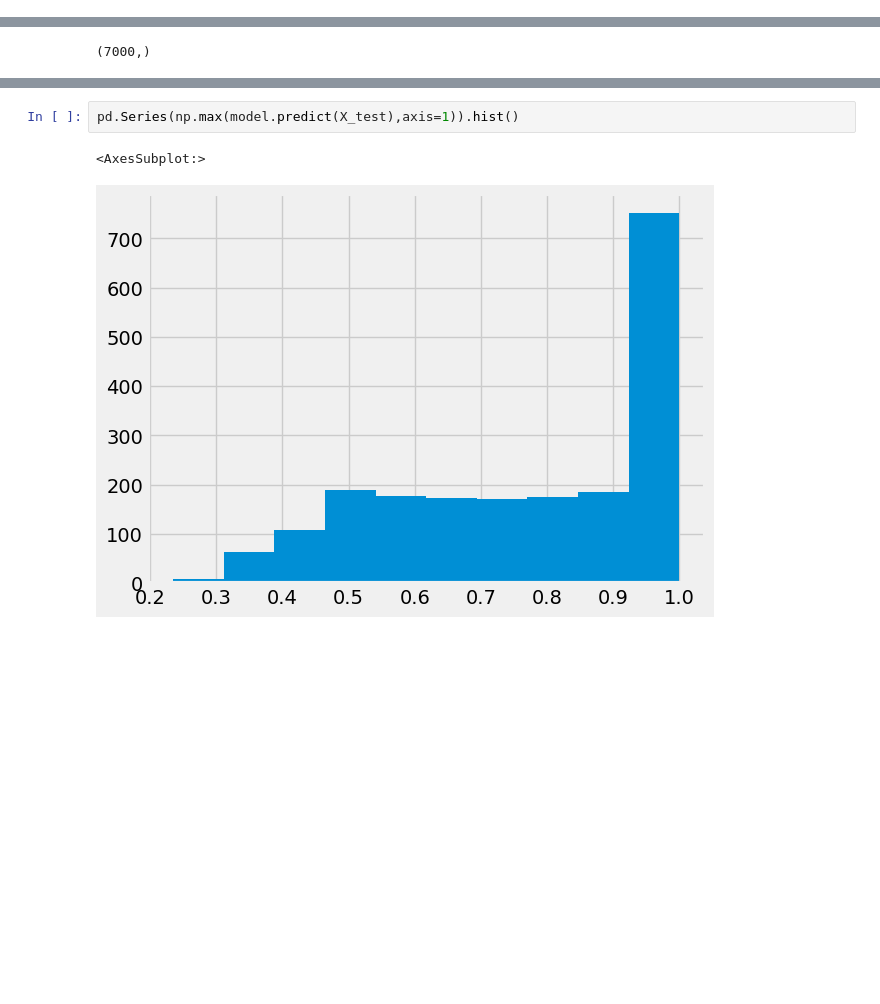
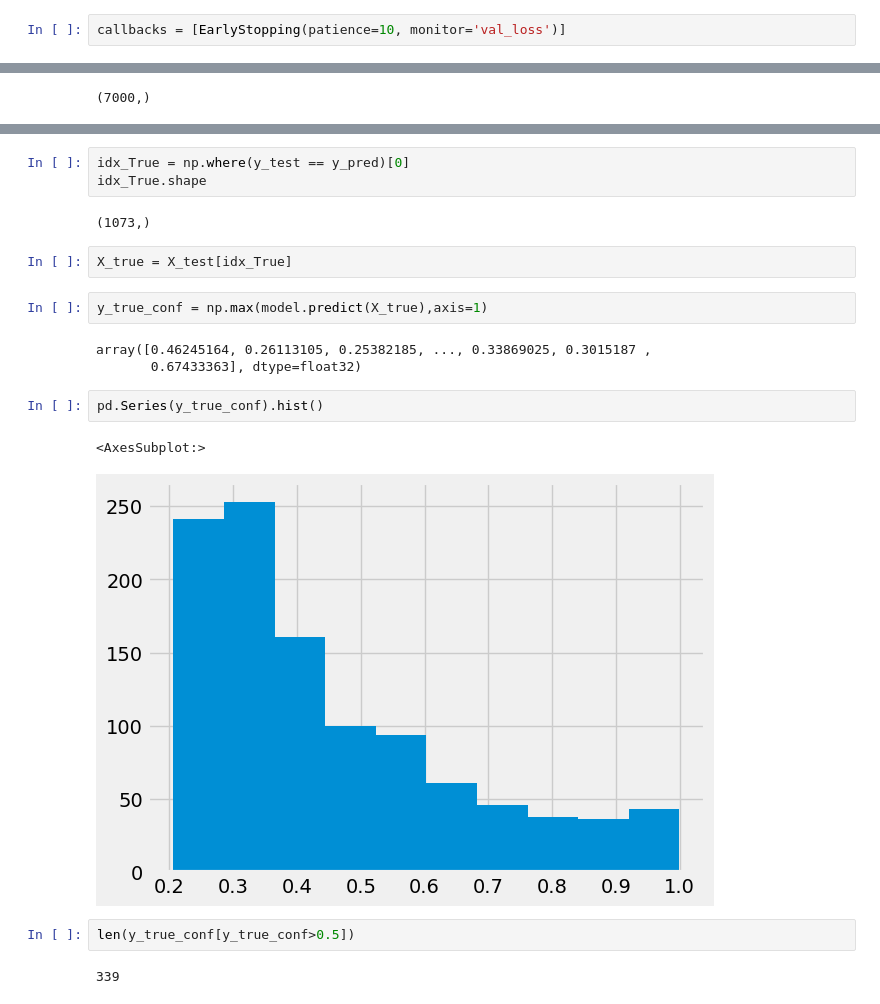
Before and after one commit to AsafAvr/Deep-Learning-Workshop, a Jupyter notebook: Submission/Clustering/Classification.ipynb, the cells around one changed output, grey strips where cells are left out. Drawn from its saved outputs; the diff is of its cells as text; blank space fills up the shorter version.

```diff
--- a/Submission/Clustering/Classification.ipynb
+++ b/Submission/Clustering/Classification.ipynb
@@ -121,5 +123,7 @@ model = xy_ts_rnn_model(t = 16, n_channels=2, n_classes=5, do_rate=0.5, reg=None
 # %%
 model.compile(loss='sparse_categorical_crossentropy', optimizer='adam',metrics=['accuracy'])
+# %%
+callbacks = [EarlyStopping(patience=10, monitor='val_loss')]
 # %%
 X_train,X_test,y_train,y_test = train_test_split(x_sample[:,:,:2], y_lab, test_size=0.3, random_state=42)
 # %%
@@ -170,5 +172,21 @@ TypeError: only size-1 arrays can be converted to Python scalars
+# %%
+idx_True = np.where(y_test == y_pred)[0]
+idx_True.shape
+# %% [output]
+(1073,)
+# %%
+X_true = X_test[idx_True]
 # %%
-pd.Series(np.max(model.predict(X_test),axis=1)).hist()
+y_true_conf = np.max(model.predict(X_true),axis=1)
 # %% [output]
-<AxesSubplot:>
+array([0.46245164, 0.26113105, 0.25382185, ..., 0.33869025, 0.3015187 ,
+       0.67433363], dtype=float32)
-[figure, removed]
+# %%
+pd.Series(y_true_conf).hist()
+# %% [output]
+<AxesSubplot:>
+[figure, added]
+# %%
+len(y_true_conf[y_true_conf>0.5])
+# %% [output]
+339
```
Also changed, not shown: parts of 7 cells of this notebook, 2 other files.
